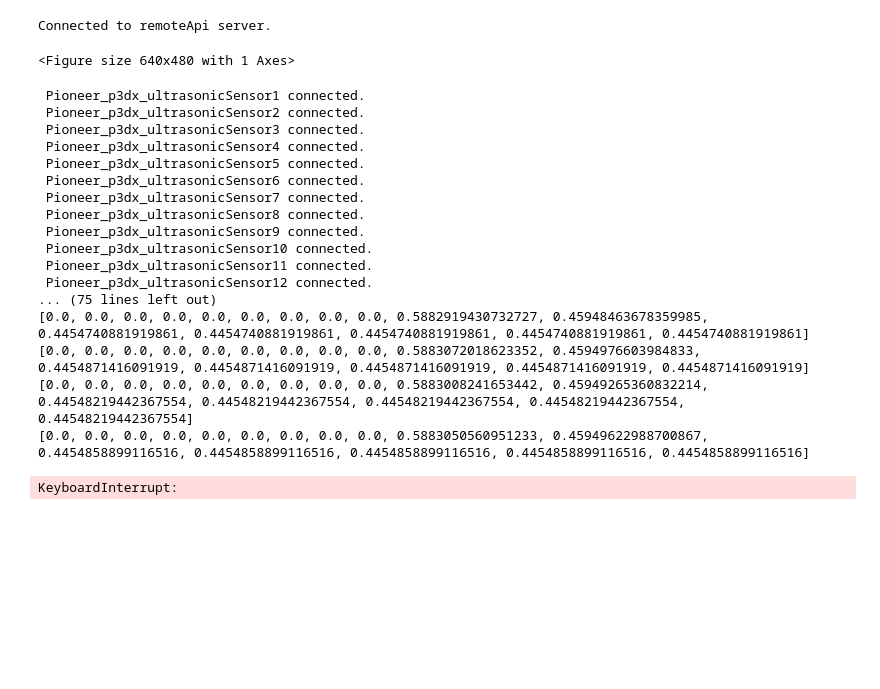
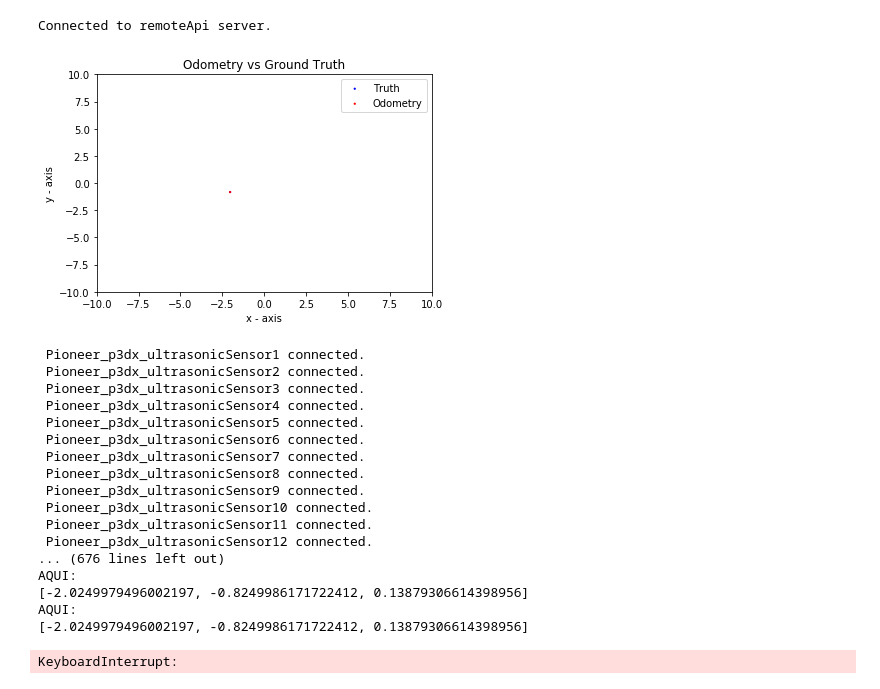
Before and after one commit to Necropsy/MO651, a Jupyter notebook: exercises/Untitled.ipynb, the cells around one changed output. Drawn from its saved outputs; the diff is of its cells as text; code cells hidden in the pictures; blank space fills up the shorter version.

```diff
--- a/exercises/Untitled.ipynb
+++ b/exercises/Untitled.ipynb
@@ -15,6 +15,8 @@ if clientID != -1:
     ret2, motorRight=vrep.simxGetObjectHandle(clientID, "Pioneer_p3dx_rightMotor", vrep.simx_opmode_oneshot_wait)
 
     ret3, robot_handle = vrep.simxGetObjectHandle(clientID, "Pioneer_p3dx", vrep.simx_opmode_oneshot_wait)
+
+    ret10, floor_handle = vrep.simxGetObjectHandle(clientID, "ResizableFloor_5_25", vrep.simx_opmode_oneshot_wait)
 
     ret4, previousJointPosition=vrep.simxGetJointPosition(clientID,motorLeft,vrep.simx_opmode_streaming)
     ret5, previousJointPositionR=vrep.simxGetJointPosition(clientID,motorRight,vrep.simx_opmode_streaming)
@@ -99,50 +101,53 @@ if clientID != -1:
         transXY=np.array([[rotXY[0][0]+previousPosition[0]],[rotXY[1][0]+previousPosition[1]]])
         previousPosition=[transXY[0][0],transXY[1][0]]
         x=[position[0],transXY[0][0]]
         y=[position[1],transXY[1][0]]
         color=['blue','red']
         l1=['Truth','Odometry']
         sc =ax.scatter(x,y,s=5, edgecolors='none', c=color, label=l1)
         fig.canvas.draw()
 
         distances=[]
         for sensor in us_handle:
             res, status, distance,_,_ = vrep.simxReadProximitySensor(clientID, sensor, vrep.simx_opmode_streaming)
             distances.append(distance[2])
         angular=[90,50,30,10,-10,-30,-50,-90,-90,-130,-150,-170,170,150,130,90]
-        print(distances)
+        #print(distances)
         for i in range(0,16):
             if (distances[i] > 0):
                 angulars=ang+math.radians(angular[i]);
                 rotXY=np.dot(np.array([[math.cos(angulars),-math.sin(angulars)],[math.sin(angulars),math.cos(angulars)]]),np.array([[distances[i]],[0]]))
                 transXY=np.array([[rotXY[0][0]+position[0]],[rotXY[1][0]+position[1]]])
                 x=[transXY[0][0]]
                 y=[transXY[1][0]]
                 sc =ax.scatter(x,y,s=1, edgecolors='none', c='cyan', alpha=0.6)
 
         time.sleep(0.01)
+        [a, b] = vrep.simxGetObjectPosition(clientID,robot_handle,floor_handle,vrep.simx_opmode_blocking)
+        print("AQUI:")
+        print(b)
 
 else:
     vrep.simxFinish(clientID)
     sys.exit("\033[91m ERROR: Unable to connect to remoteApi server. Consider running scene before executing script.")
 # %% [output]
 Connected to remoteApi server.
+[figure, added]
-<Figure size 640x480 with 1 Axes>
+ Pioneer_p3dx_ultrasonicSensor1 connected.
+ Pioneer_p3dx_ultrasonicSensor2 connected.
+ Pioneer_p3dx_ultrasonicSensor3 connected.
+ Pioneer_p3dx_ultrasonicSensor4 connected.
+ Pioneer_p3dx_ultrasonicSensor5 connected.
+ Pioneer_p3dx_ultrasonicSensor6 connected.
+ Pioneer_p3dx_ultrasonicSensor7 connected.
+ Pioneer_p3dx_ultrasonicSensor8 connected.
+ Pioneer_p3dx_ultrasonicSensor9 connected.
+ Pioneer_p3dx_ultrasonicSensor10 connected.
+ Pioneer_p3dx_ultrasonicSensor11 connected.
+ Pioneer_p3dx_ultrasonicSensor12 connected.
+... (676 lines left out)
+AQUI:
+[-2.0249979496002197, -0.8249986171722412, 0.13879306614398956]
+AQUI:
+[-2.0249979496002197, -0.8249986171722412, 0.13879306614398956]
- Pioneer_p3dx_ultrasonicSensor1 connected.
- Pioneer_p3dx_ultrasonicSensor2 connected.
- Pioneer_p3dx_ultrasonicSensor3 connected.
- Pioneer_p3dx_ultrasonicSensor4 connected.
- Pioneer_p3dx_ultrasonicSensor5 connected.
- Pioneer_p3dx_ultrasonicSensor6 connected.
- Pioneer_p3dx_ultrasonicSensor7 connected.
- Pioneer_p3dx_ultrasonicSensor8 connected.
- Pioneer_p3dx_ultrasonicSensor9 connected.
- Pioneer_p3dx_ultrasonicSensor10 connected.
- Pioneer_p3dx_ultrasonicSensor11 connected.
- Pioneer_p3dx_ultrasonicSensor12 connected.
-... (75 lines left out)
-[0.0, 0.0, 0.0, 0.0, 0.0, 0.0, 0.0, 0.0, 0.0, 0.5882919430732727, 0.45948463678359985, 0.4454740881919861, 0.4454740881919861, 0.4454740881919861, 0.4454740881919861, 0.4454740881919861]
-[0.0, 0.0, 0.0, 0.0, 0.0, 0.0, 0.0, 0.0, 0.0, 0.5883072018623352, 0.4594976603984833, 0.4454871416091919, 0.4454871416091919, 0.4454871416091919, 0.4454871416091919, 0.4454871416091919]
-[0.0, 0.0, 0.0, 0.0, 0.0, 0.0, 0.0, 0.0, 0.0, 0.5883008241653442, 0.45949265360832214, 0.44548219442367554, 0.44548219442367554, 0.44548219442367554, 0.44548219442367554, 0.44548219442367554]
-[0.0, 0.0, 0.0, 0.0, 0.0, 0.0, 0.0, 0.0, 0.0, 0.5883050560951233, 0.45949622988700867, 0.4454858899116516, 0.4454858899116516, 0.4454858899116516, 0.4454858899116516, 0.4454858899116516]
+KeyboardInterrupt:
-KeyboardInterrupt:
```
Also changed, not shown: 5 other files.
